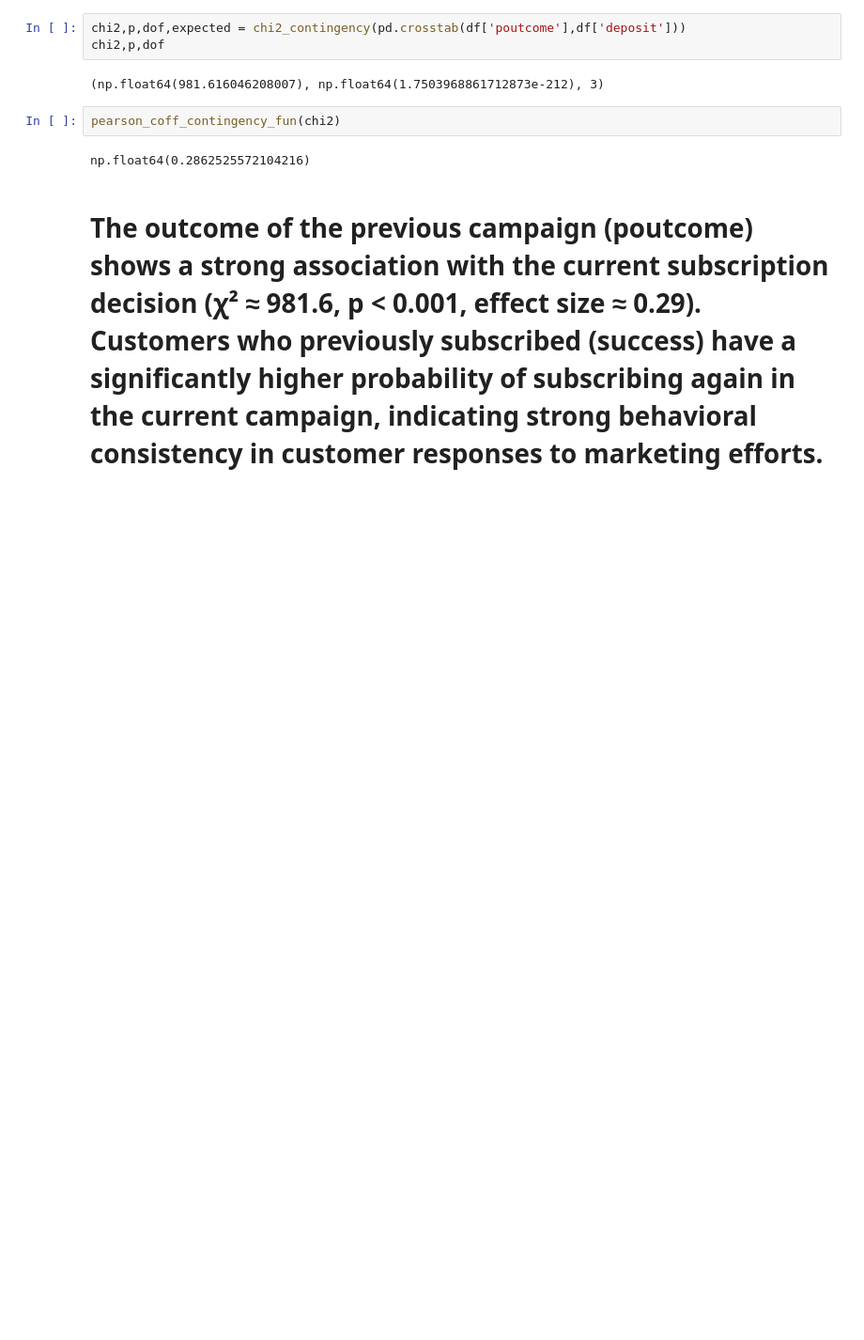
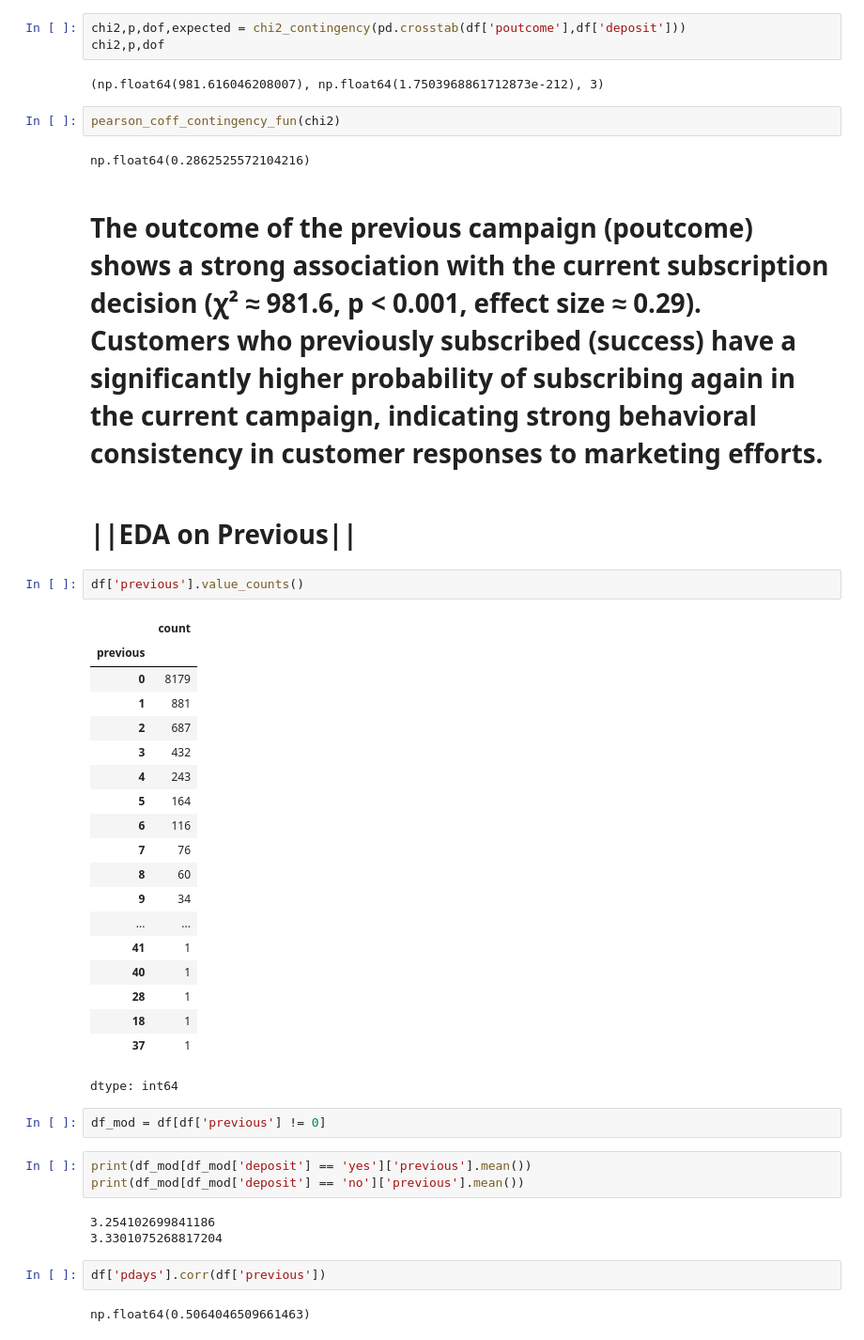
Before and after one commit to UKD1211/100_days_ML_cX_ISI_DS, a Jupyter notebook: Bank_Marketing_Campaign.ipynb, the cells around one changed output. Shown at 94% size. Cells and saved outputs as stored; diff of their text form; blank space fills up the shorter version.

```diff
--- a/Bank_Marketing_Campaign.ipynb
+++ b/Bank_Marketing_Campaign.ipynb
@@ -1344,3 +1344,39 @@ pearson_coff_contingency_fun(chi2)
 np.float64(0.2862525572104216)
 # %% [markdown]
 # **The outcome of the previous campaign (poutcome) shows a strong association with the current subscription decision (χ² ≈ 981.6, p < 0.001, effect size ≈ 0.29). Customers who previously subscribed (success) have a significantly higher probability of subscribing again in the current campaign, indicating strong behavioral consistency in customer responses to marketing efforts.**
+# %% [markdown]
+# **||EDA on Previous||**
+# %%
+df['previous'].value_counts()
+# %% [output]
+|  | count |
+| previous |  |
+| 0 | 8179 |
+| 1 | 881 |
+| 2 | 687 |
+| 3 | 432 |
+| 4 | 243 |
+| 5 | 164 |
+| 6 | 116 |
+| 7 | 76 |
+| 8 | 60 |
+| 9 | 34 |
+| ... | ... |
+| 41 | 1 |
+| 40 | 1 |
+| 28 | 1 |
+| 18 | 1 |
+| 37 | 1 |
+dtype: int64
+# %%
+df_mod = df[df['previous'] != 0]
+# %%
+print(df_mod[df_mod['deposit'] == 'yes']['previous'].mean())
+print(df_mod[df_mod['deposit'] == 'no']['previous'].mean())
+# %% [output]
+3.254102699841186
+3.3301075268817204
+# %%
+df['pdays'].corr(df['previous'])
+# %% [output]
+np.float64(0.5064046509661463)
```
Also changed, not shown: parts of 1 cell of this notebook.
